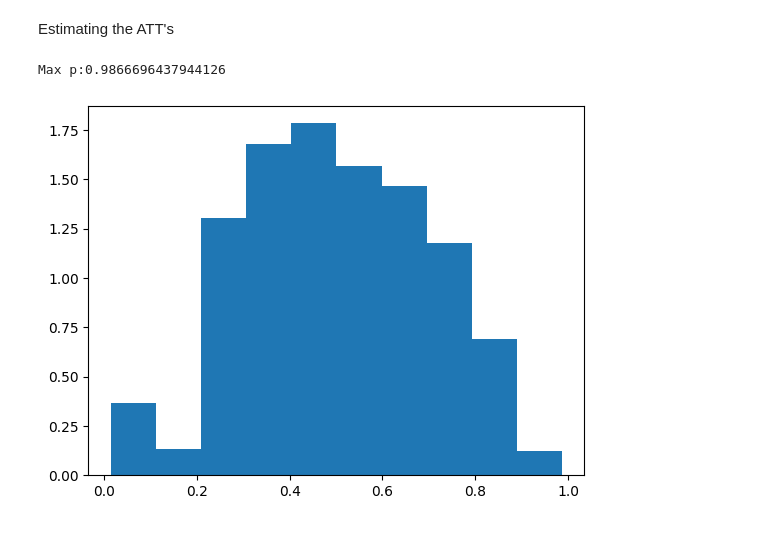
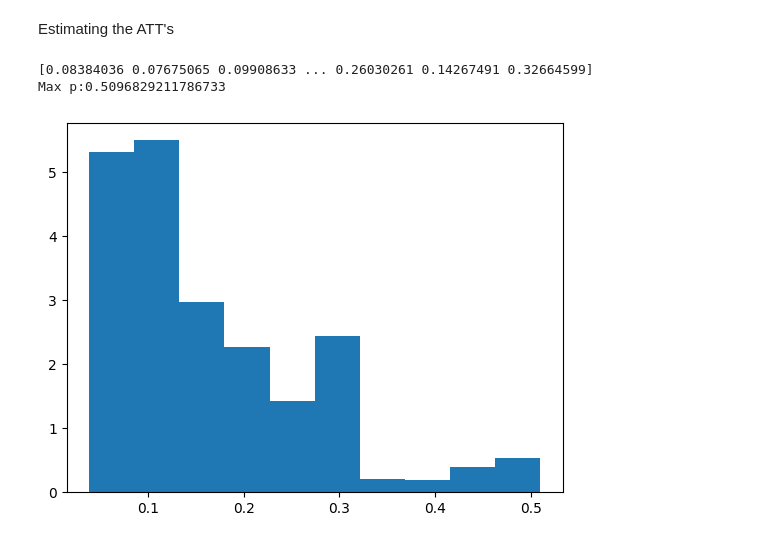
Before and after one commit to wflewis12/Causal_ML_Project, a Jupyter notebook: Estimator_DR.ipynb, the cells around one changed output. Saved outputs shown, nothing was run; the diff lists cells and outputs as text; code cells hidden in the pictures.

```diff
--- a/Estimator_DR.ipynb
+++ b/Estimator_DR.ipynb
@@ -101,6 +104,7 @@ def outcome_k_fold_fit_and_predict(make_model, X:pd.DataFrame, y:np.array, A:np.
     # the 2*i'th column is year `i` with treatment = 0
     # the (2*i)+1'th column is year `i` with treatment = 1
     # As we predict for 18 years, there are 36 columns.
+
     predictions_matrix = np.empty(shape=(y.shape[0], 36))
 
     # k-folding
@@ -131,13 +135,13 @@ def outcome_k_fold_fit_and_predict(make_model, X:pd.DataFrame, y:np.array, A:np.
 
         for j in range(1991, 2009):
             X0 = X_w_treatment.copy()
-            X0["A"] = 0  # Setting treatment to 0
+            X0["A"] = 1000000  # Never treated units.
             X0["year"] = j # Changing the year to the year of interest
             col_num = 2*(j - 1991)  # Which column the data should go in
             predictions_matrix[test_index,col_num] = q.predict_proba(X0.loc[test_index])[:, 1]
         for j in range(1991,2009):
             X1 = X_w_treatment.copy()
-            X1["A"] = 1  # Setting treatment to 1
+            #X1["A"] = year_of_interest  # testing this, shouldnt matter...
             X1["year"] = j # Changing the year to the year of interest
             col_num = 2*(j - 1991) + 1  # Which column the data should go in
             predictions_matrix[test_index,col_num] = q.predict_proba(X1.loc[test_index])[:, 1]
@@ -145,35 +149,34 @@ def outcome_k_fold_fit_and_predict(make_model, X:pd.DataFrame, y:np.array, A:np.
     assert np.isnan(predictions_matrix).sum() == 0  # Sanity check that we have no missings
     return predictions_matrix, year_vec, treat_vec
 
-def treatment_k_fold_fit_and_predict(make_model, X:pd.DataFrame, A:np.array, n_splits:int, year_of_interest:int, year_implemented_vec):
-    g_matrix = np.full_like(A, np.nan, dtype=float)
-
+def treatment_k_fold_fit_and_predict(make_model, X:pd.DataFrame, A:np.array, n_splits:int, year_of_interest:int):
     # k-folding
     kf = StratifiedKFold(n_splits=n_splits, shuffle=True, random_state=42)
 
-    # include the treatment as input feature
+    G_g_and_C = np.logical_or(np.equal(A,year_of_interest), np.equal(A,1000000))
+
+    # subset for people in G_g or C, then reset index to allow for kfolding
     covariates = X.copy()
+    covariates = covariates.loc[G_g_and_C]
+    covariates = covariates.reset_index(drop=True)
 
+    treatment_status = (A == year_of_interest)
+    treatment_status = treatment_status.loc[G_g_and_C]
+    treatment_status = treatment_status.reset_index(drop=True)
+
+    g_matrix = np.full_like(treatment_status, np.nan, dtype=float)
 
     # Generating vectors which will contain the true treatment/year combination for each covariate.
     # Normalizing years so that year =1 when treatment first occurs.
     #covariates.drop("year", axis=1)  # We are interested in the covariates, not the year they were found in.
 
-    for train_index, test_index in kf.split(covariates, A):
+    for train_index, test_index in kf.split(covariates, treatment_status):
         X_train = covariates.loc[train_index]
-        y_train = A.loc[train_index]
-
-        # We only fit for states treated in group g, and never treated
-        # Specifically, we look at E(G_g | X, G_g + C = 1)
-        G_g_plus_C = np.logical_or(np.equal(year_implemented_vec[train_index],year_of_interest), \
-                                   np.equal(year_implemented_vec[train_index],1000000))
-        X_train = X_train[G_g_plus_C]
-        y_train = y_train[G_g_plus_C]
-
+        y_train = treatment_status.loc[train_index]
         g = make_model()
         g.fit(X_train, y_train)
         g_matrix[test_index] = g.predict_proba(covariates.loc[test_index])[:, 1]
-
+    print(g_matrix)
     assert np.isnan(g_matrix).sum() == 0  # Sanity check that we have no missings
     print("Max p:" + str(np.max(g_matrix))) # Checking for overlap
     from matplotlib.pyplot import hist
@@ -325,11 +329,10 @@ def ATT_event_study(stfips:np.ndarray, year_of_interest:int, response:str, confo
-# %%
-# Get all states which implemented programs in that year
-states_in_year = basic_merged[basic_merged['Year_Implemented'] == plot_year]["stfips"].unique()
-
-new_year = ATT_event_study(states_in_year,plot_year, "insured", list_of_confounders, basic_merged, make_Q_model)
-
-all_years = new_year
-# %% [output]
-Max p:0.9866696437944126
-[figure, removed]
+# %%
+#Graphing
+plot_year = 1999
+mean_list, ste_list = ATT_event_study(year_of_interest=plot_year, response="pubonly", confounder_list=list_of_confounders,\
+    dataframe=basic_merged, Q_model=make_Q_model, G_model=make_g_model)
+# %% [output]
+[0.08384036 0.07675065 0.09908633 ... 0.26030261 0.14267491 0.32664599]
+Max p:0.5096829211786733
+[figure, added]
 # %%
```
Also changed, not shown: parts of 6 cells of this notebook.
